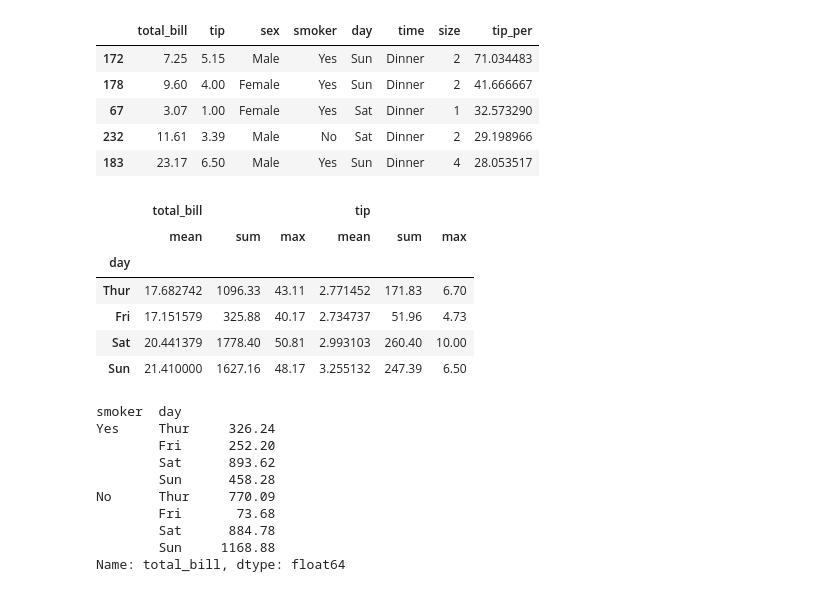
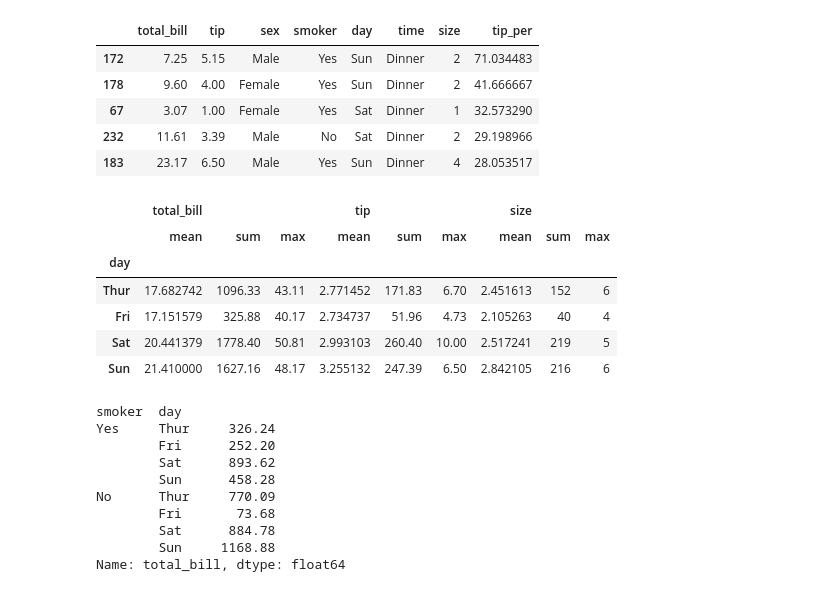
Before and after one commit to aripaka/DS_29_JUNE_2020, a Jupyter notebook: pandas/tips_df.ipynb, the cells around one changed output. Cells and saved outputs as stored; diff of their text form; code cells hidden in the pictures.

```diff
--- a/pandas/tips_df.ipynb
+++ b/pandas/tips_df.ipynb
@@ -78,15 +95,15 @@ tips.sort_values(by='tip_per', ascending=False).head()
 | 232 | 11.61 | 3.39 | Male | No | Sat | Dinner | 2 | 29.198966 |
 | 183 | 23.17 | 6.50 | Male | Yes | Sun | Dinner | 4 | 28.053517 |
 # %%
-tips.groupby('day')['total_bill','tip'].agg(['mean','sum','max'])
+tips.groupby('day').agg(['mean','sum','max'])
 # %% [output]
-|  | total_bill |  |  | tip |  |  |
-|  | mean | sum | max | mean | sum | max |
-| day |  |  |  |  |  |  |
-| Thur | 17.682742 | 1096.33 | 43.11 | 2.771452 | 171.83 | 6.70 |
-| Fri | 17.151579 | 325.88 | 40.17 | 2.734737 | 51.96 | 4.73 |
-| Sat | 20.441379 | 1778.40 | 50.81 | 2.993103 | 260.40 | 10.00 |
-| Sun | 21.410000 | 1627.16 | 48.17 | 3.255132 | 247.39 | 6.50 |
+|  | total_bill |  |  | tip |  |  | size |  |  |
+|  | mean | sum | max | mean | sum | max | mean | sum | max |
+| day |  |  |  |  |  |  |  |  |  |
+| Thur | 17.682742 | 1096.33 | 43.11 | 2.771452 | 171.83 | 6.70 | 2.451613 | 152 | 6 |
+| Fri | 17.151579 | 325.88 | 40.17 | 2.734737 | 51.96 | 4.73 | 2.105263 | 40 | 4 |
+| Sat | 20.441379 | 1778.40 | 50.81 | 2.993103 | 260.40 | 10.00 | 2.517241 | 219 | 5 |
+| Sun | 21.410000 | 1627.16 | 48.17 | 3.255132 | 247.39 | 6.50 | 2.842105 | 216 | 6 |
 # %%
 tips.groupby(['smoker','day'])['total_bill'].sum()
 # %% [output]
```
Also changed, not shown: parts of 5 cells of this notebook, 1 other file.
